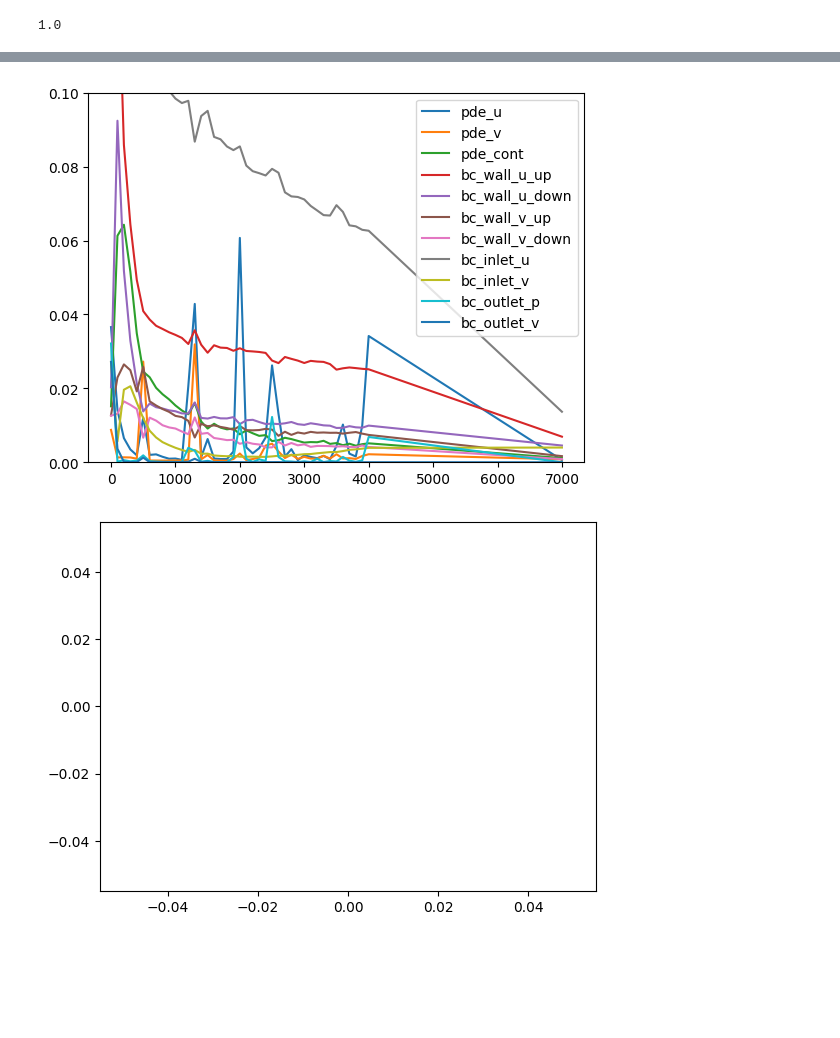
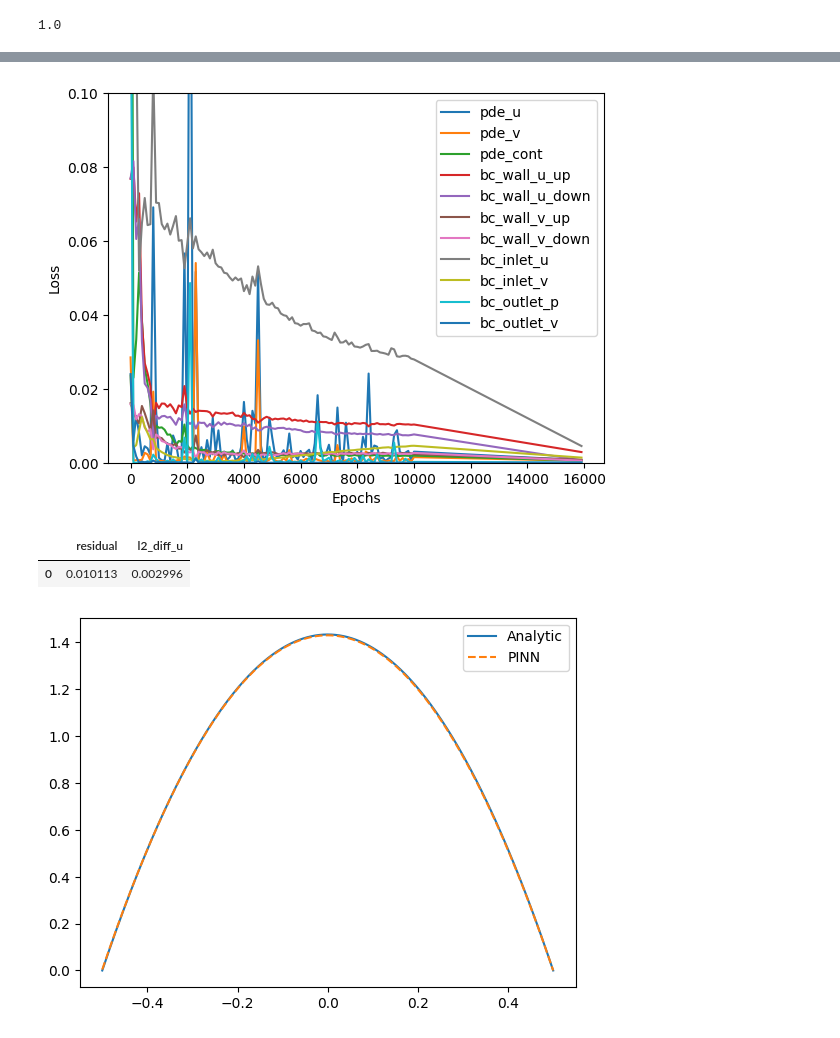
Before and after one commit to pabloharbar/deepxde-custom, a Jupyter notebook: notebooks/validation/newtoniano/placa_plana.ipynb, the cells around one changed output, grey strips where cells are left out. Drawn from its saved outputs; the diff is of its cells as text; code cells hidden in the pictures; blank space fills up the shorter version.

```diff
--- a/notebooks/validation/newtoniano/placa_plana.ipynb
+++ b/notebooks/validation/newtoniano/placa_plana.ipynb
@@ -129,3 +126,3 @@ Compiling model...
 # %%
-losshistory,train_state = model.train(iter = 10000, display_every=100)
+losshistory,train_state = model.train(iterations = 10000, display_every=100)
 # %% [output]
@@ -186,23 +183,24 @@ Best model at step 7000:
 # %%
 plot_array = np.array(losshistory.loss_test)
 plot_labels = ["pde_u", "pde_v", "pde_cont", "bc_wall_u_up", "bc_wall_u_down", "bc_wall_v_up", "bc_wall_v_down", "bc_inlet_u", "bc_inlet_v", "bc_outlet_p", "bc_outlet_v"]
 # plot_array = np.array(losshistory.loss_train)
 for i in range(plot_array.shape[1]):
     plt.plot(losshistory.steps, plot_array[:,i], label=plot_labels[i])
 
 plt.legend()
+plt.xlabel("Epochs")
+plt.ylabel("Loss")
 plt.ylim([0, 0.1])
 plt.show()
 # %% [output]
-[figure, old version]
+[figure, new version]
 # %%
 import numpy as np
 import pandas as pd
 
-# samples= geom.random_points(500000)
 n_points = 1000
 x2 = np.linspace(-D/2, D/2, n_points)
-samples = np.zeros((n_points, 3))
+samples = np.zeros((n_points, 2))
 samples[:, 1] = x2
 
 result = model.predict(samples)
@@ -214,8 +212,8 @@ delta_p = probe_pressao[0,2] - probe_pressao[1,2]
 length = probe_points[0, 0] - probe_points[1, 0]
 
 def u_analytic(x):
-    return np.array(1 / mu * (x[:, 1] ** 2 / 2 * delta_p / length + (mu * v_i / D - D / 2 * delta_p / length) * x[:, 1]), dtype=np.float32)
-
+    position = x[:, 1] - x[:, 1].min()
+    return np.array(1 / mu * (position ** 2 / 2 * delta_p / length + (mu * v_i / D - D / 2 * delta_p / length) * position), dtype=np.float32)
 
 u_exact = u_analytic(samples).reshape(-1)
 
@@ -223,16 +221,20 @@ f = model.predict(samples, operator=pde)
 l2_diff_u = dde.metrics.l2_relative_error(u_exact, result[:, 0])
 residual = np.mean(np.absolute(f))
 
-result_df = pd.DataFrame({"residual": residual, "l2_diff_u": l2_diff_u})
+result_df = pd.DataFrame({"residual": [residual], "l2_diff_u": [l2_diff_u]})
 result_df
+# %% [output]
+|  | residual | l2_diff_u |
+| 0 | 0.010113 | 0.002996 |
 # %%
 import matplotlib.pyplot as plt
 
 fig, ax = plt.subplots()
 ax.plot(samples[:, 1], u_exact, label="Analytic")
-ax.plot(samples[:, 1], result[:, 0], label="PINN")
+ax.plot(samples[:, 1], result[:, 0], label="PINN", linestyle="dashed")
+ax.legend()
 fig.show()
 # %% [output]
-[figure, old version]
+[figure, new version]
 # %%
 color_legend = [[0,1.5],[-0.3,0.3],[0,35]]
```
Also changed, not shown: parts of 8 cells of this notebook, 2 other files.
